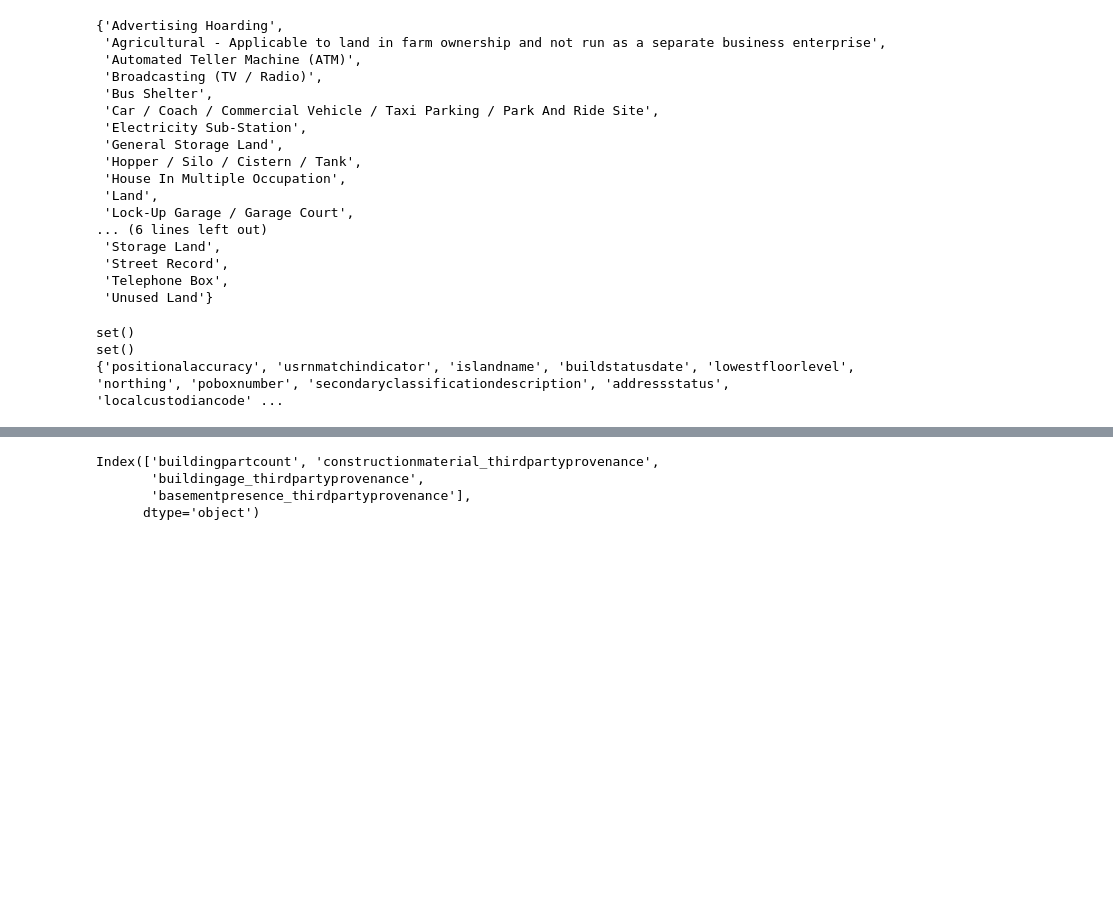
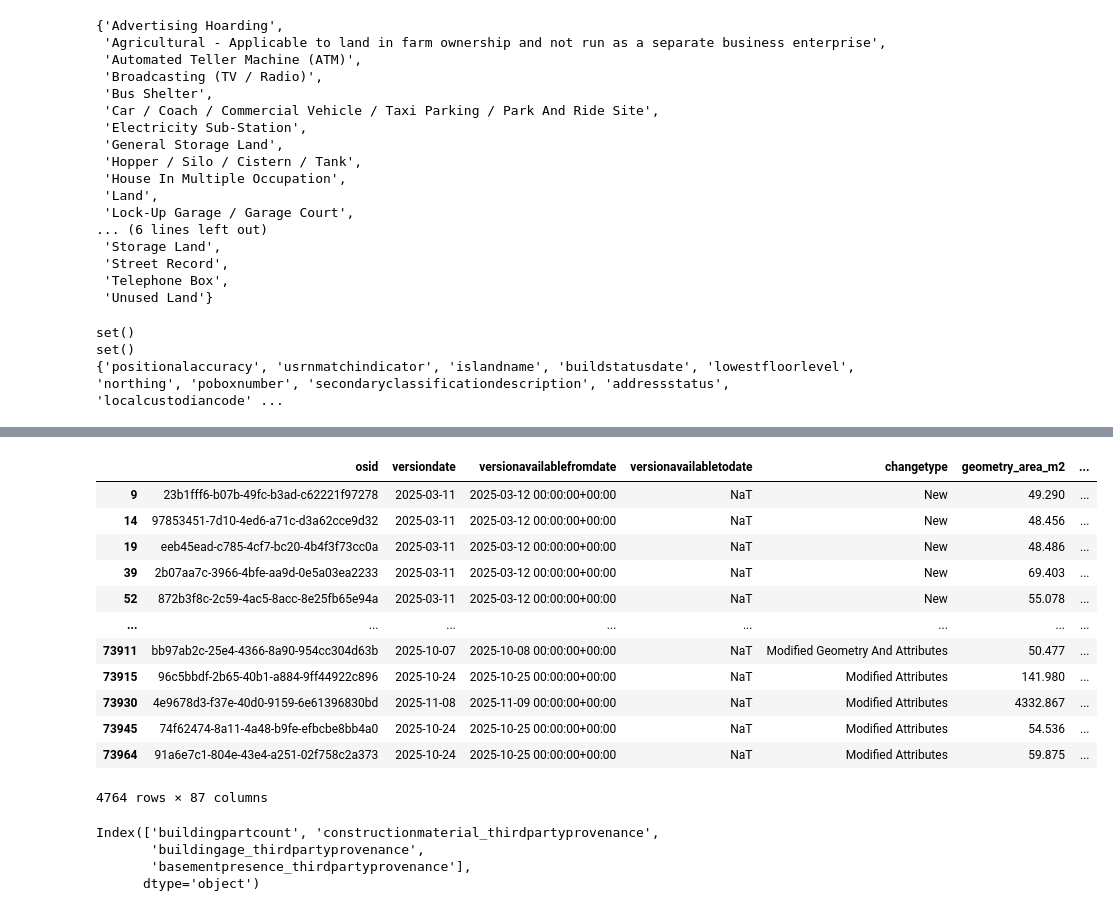
Before and after one commit to arjun8009/a2a_framework, a Jupyter notebook: system_tests.ipynb, the cells around one changed output, grey strips where cells are left out. Saved outputs shown, nothing was run; the diff lists cells and outputs as text; code cells hidden in the pictures; blank space fills up the shorter version.

```diff
--- a/system_tests.ipynb
+++ b/system_tests.ipynb
@@ -1055,3 +1097,19 @@ data_buildingpart = gpd.read_file(r"C:\Users\ab1574\OneDrive - University of Exe
+# %%
+data_buildings[data_buildings.roofmaterial_solarpanelpresence=="Present"]
+# %% [output]
+|  | osid | versiondate | versionavailablefromdate | versionavailabletodate | changetype | geometry_area_m2 | ... |
+| 9 | 23b1fff6-b07b-49fc-b3ad-c62221f97278 | 2025-03-11 | 2025-03-12 00:00:00+00:00 | NaT | New | 49.290 | ... |
+| 14 | 97853451-7d10-4ed6-a71c-d3a62cce9d32 | 2025-03-11 | 2025-03-12 00:00:00+00:00 | NaT | New | 48.456 | ... |
+| 19 | eeb45ead-c785-4cf7-bc20-4b4f3f73cc0a | 2025-03-11 | 2025-03-12 00:00:00+00:00 | NaT | New | 48.486 | ... |
+| 39 | 2b07aa7c-3966-4bfe-aa9d-0e5a03ea2233 | 2025-03-11 | 2025-03-12 00:00:00+00:00 | NaT | New | 69.403 | ... |
+| 52 | 872b3f8c-2c59-4ac5-8acc-8e25fb65e94a | 2025-03-11 | 2025-03-12 00:00:00+00:00 | NaT | New | 55.078 | ... |
+| ... | ... | ... | ... | ... | ... | ... | ... |
+| 73911 | bb97ab2c-25e4-4366-8a90-954cc304d63b | 2025-10-07 | 2025-10-08 00:00:00+00:00 | NaT | Modified Geometry And Attributes | 50.477 | ... |
+| 73915 | 96c5bbdf-2b65-40b1-a884-9ff44922c896 | 2025-10-24 | 2025-10-25 00:00:00+00:00 | NaT | Modified Attributes | 141.980 | ... |
+| 73930 | 4e9678d3-f37e-40d0-9159-6e61396830bd | 2025-11-08 | 2025-11-09 00:00:00+00:00 | NaT | Modified Attributes | 4332.867 | ... |
+| 73945 | 74f62474-8a11-4a48-b9fe-efbcbe8bb4a0 | 2025-10-24 | 2025-10-25 00:00:00+00:00 | NaT | Modified Attributes | 54.536 | ... |
+| 73964 | 91a6e7c1-804e-43e4-a251-02f758c2a373 | 2025-10-24 | 2025-10-25 00:00:00+00:00 | NaT | Modified Attributes | 59.875 | ... |
+4764 rows × 87 columns
 # %%
 data_buildings.columns[data_buildings.columns.str.contains("part")]
 # %% [output]
```
Also changed, not shown: parts of 12 cells of this notebook, 12 other files.
